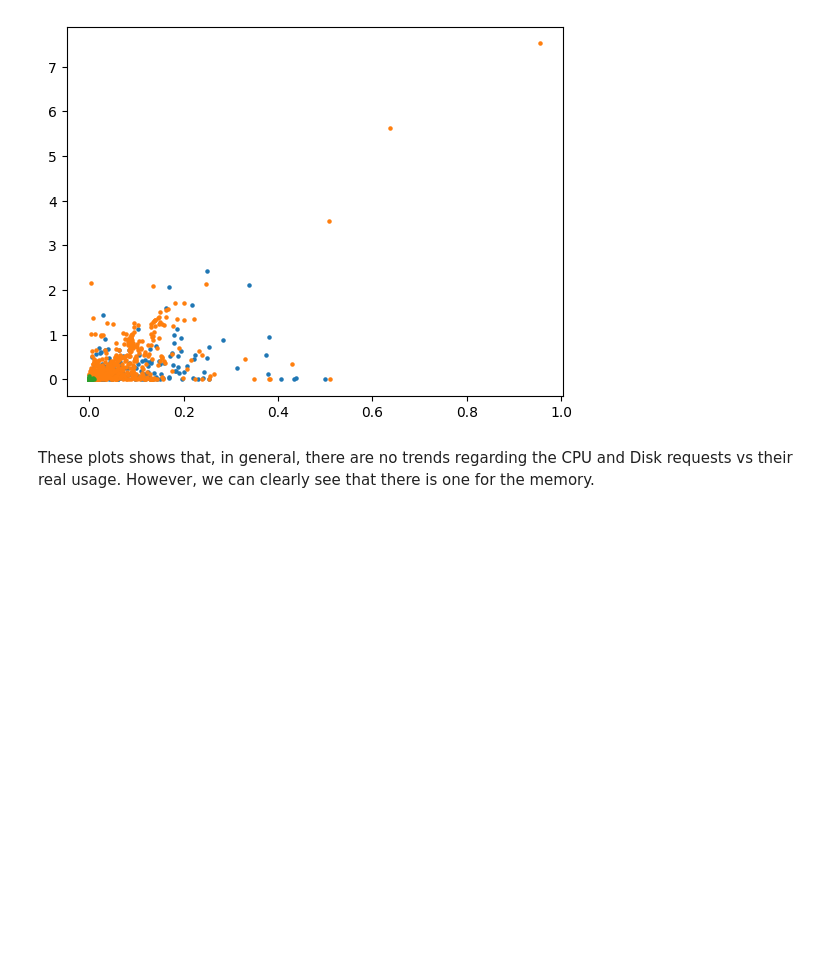
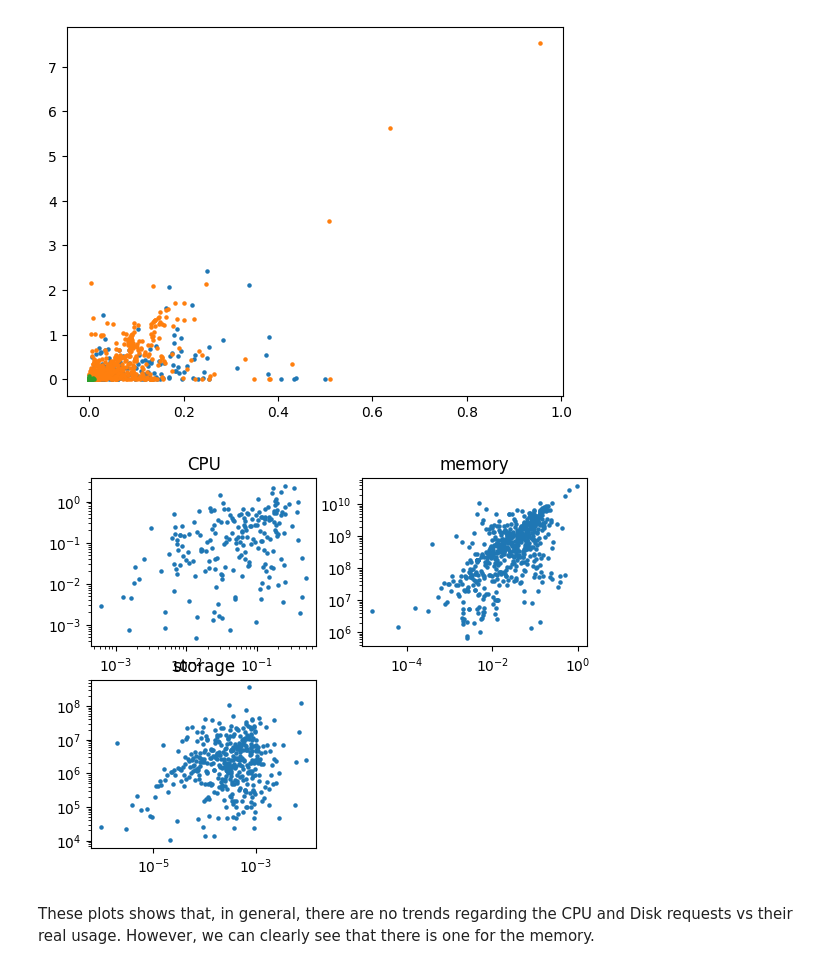
Before and after one commit to EltRnl/SparkProject, a Jupyter notebook: src/rough_exploration.ipynb, the cells around one changed output. Cells and saved outputs as stored; diff of their text form; code cells hidden in the pictures; blank space fills up the shorter version.

Commit message:
adding alternative plotting for resource usage versus requests

```diff
--- a/src/rough_exploration.ipynb
+++ b/src/rough_exploration.ipynb
@@ -676,6 +694,25 @@ plt.scatter(*zip(*disk_req_vs_core),s=S)
 plt.show()
 # %% [output]
 [figure]
+# %%
+rspl = plt.subplot(2, 2, 1)
+rspl.scatter(*zip(*cpu_req_vs_core),s=S)
+plt.yscale("log")
+plt.xscale("log")
+plt.title("CPU")
+rspl = plt.subplot(2, 2, 2)
+rspl.scatter(*zip(*mem_req_vs_used),s=S)
+plt.yscale("log")
+plt.xscale("log")
+plt.title("memory")
+rspl = plt.subplot(2, 2, 3)
+rspl.scatter(*zip(*disk_req_vs_used),s=S)
+plt.yscale("log")
+plt.xscale("log")
+plt.title("storage")
+plt.show()
+# %% [output]
+[figure, added]
 # %% [markdown]
 These plots shows that, in general, there are no trends regarding the CPU and Disk requests vs their real usage. However, we can clearly see that there is one for the memory.
 # %% [markdown]
```
Also changed, not shown: parts of 3 cells of this notebook.
